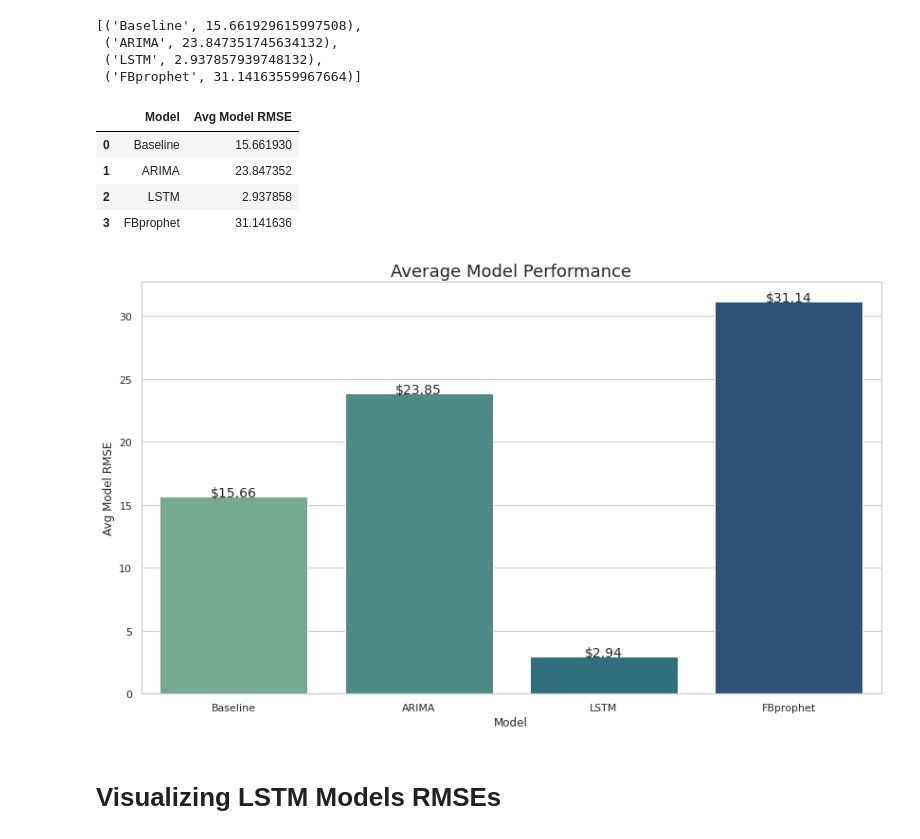
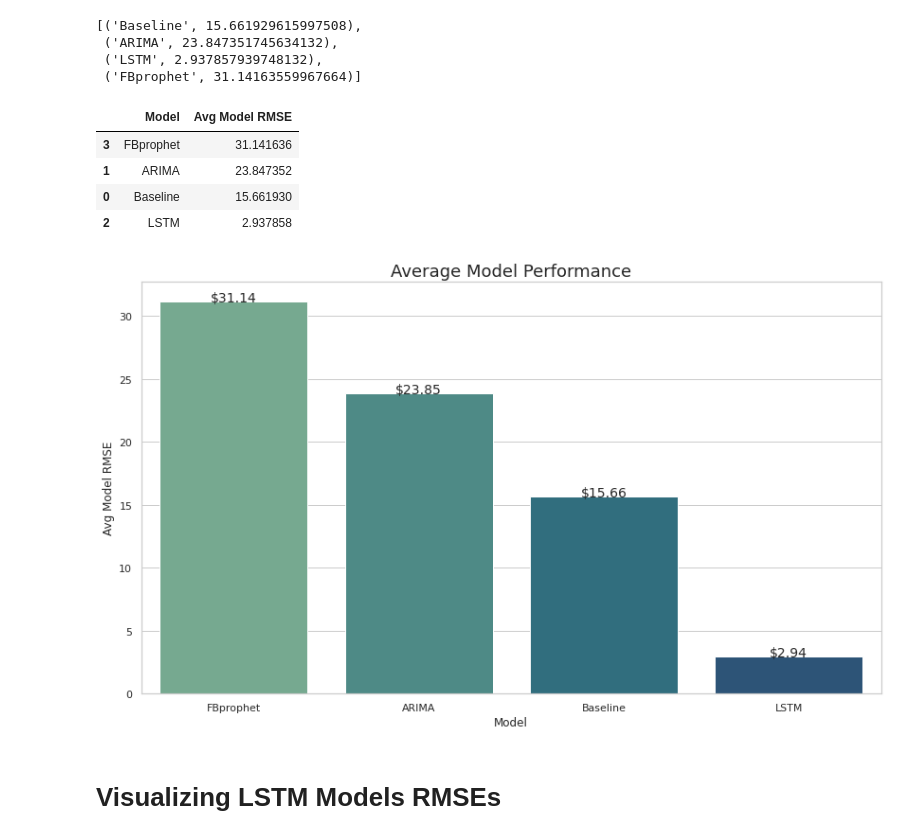
Before and after one commit to j-vasquez21/Stock-Forecasting, a Jupyter notebook: Evaluation.ipynb, the cells around one changed output. Cells and saved outputs as stored; diff of their text form; code cells hidden in the pictures.

```diff
--- a/Evaluation.ipynb
+++ b/Evaluation.ipynb
@@ -83,13 +86,14 @@ avg_model_rmse_df = pd.DataFrame()
 # %%
 avg_model_rmse_df['Model'] = [x[0] for x in avg_model_rmse]
 avg_model_rmse_df['Avg Model RMSE'] = [x[1] for x in avg_model_rmse]
+avg_model_rmse_df = avg_model_rmse_df.sort_values(by=['Avg Model RMSE'],ascending = False)
 avg_model_rmse_df
 # %% [output]
 |  | Model | Avg Model RMSE |
+| 3 | FBprophet | 31.141636 |
+| 1 | ARIMA | 23.847352 |
 | 0 | Baseline | 15.661930 |
-| 1 | ARIMA | 23.847352 |
 | 2 | LSTM | 2.937858 |
-| 3 | FBprophet | 31.141636 |
 # %%
 # shows values of bars on bar chart
 def show_values_on_bars_usd(axs):
@@ -108,10 +112,10 @@ def show_values_on_bars_usd(axs):
 # %%
 fig, ax = plt.subplots(figsize=(14,8))
 ax.set_title('Average Model Performance',fontsize=18)
 sns.barplot(x="Model", y="Avg Model RMSE", data=avg_model_rmse_df,ax=ax, palette='crest')
-show_values_on_bars(ax);
+show_values_on_bars_usd(ax);
 # %% [output]
-[figure, old version]
+[figure, new version]
 # %% [markdown]
 # Visualizing LSTM Models RMSEs
 # %%
```
Also changed, not shown: parts of 8 cells of this notebook, 12 other files.
